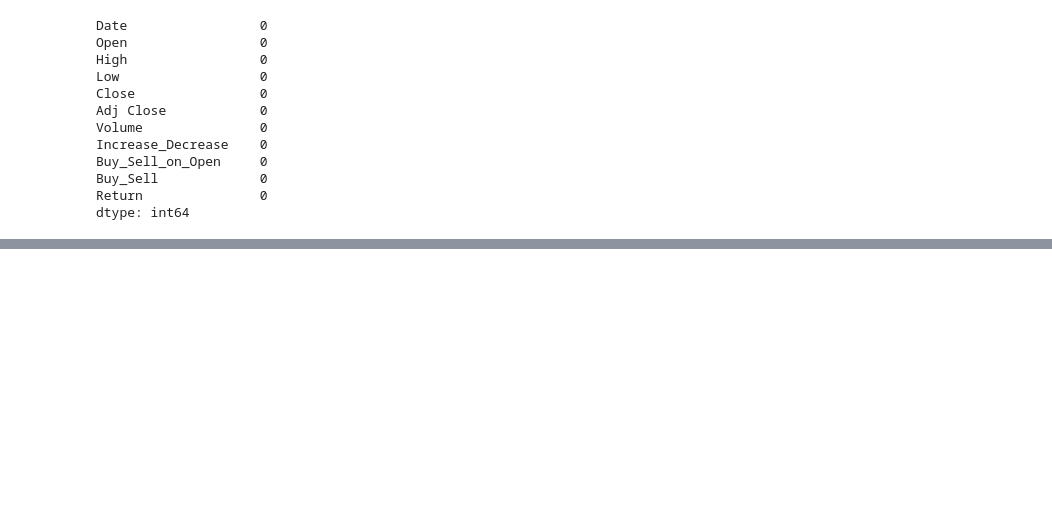
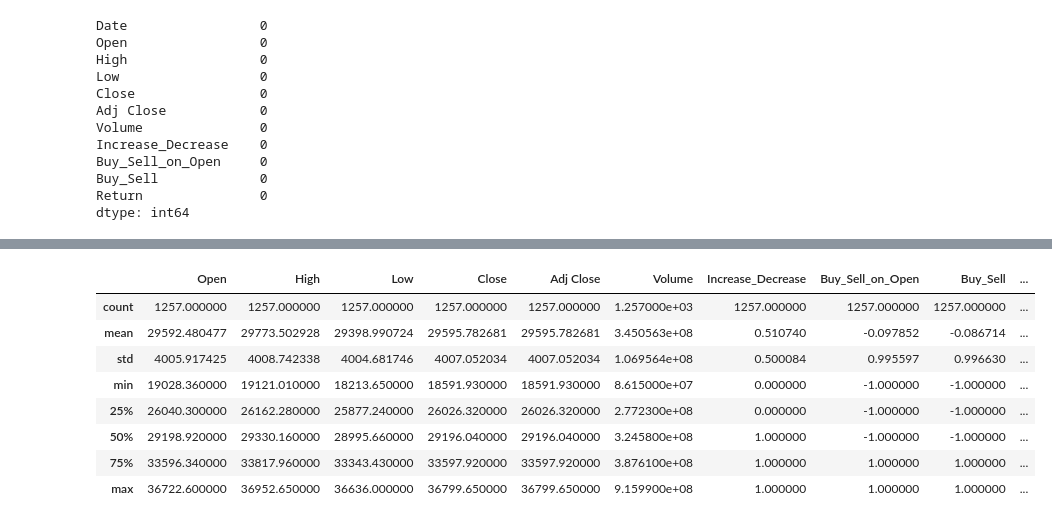
Before and after one commit to Pasindu-Madhuwantha/Machine-Learning-Assignment, a Jupyter notebook: 2. notebooks/IT20613136/decision_tree_model_for_stock_price_prediction.ipynb, the cells around one changed output, grey strips where cells are left out. Cells and saved outputs as stored; diff of their text form; code cells hidden in the pictures; blank space fills up the shorter version.

```diff
--- a/2. notebooks/IT20613136/decision_tree_model_for_stock_price_prediction.ipynb
+++ b/2. notebooks/IT20613136/decision_tree_model_for_stock_price_prediction.ipynb
@@ -90,0 +123,13 @@ dtype: int64
+# %%
+# The statistics per each column
+sort_columns.describe()
+# %% [output]
+|  | Open | High | Low | Close | Adj Close | Volume | Increase_Decrease | Buy_Sell_on_Open | Buy_Sell | ... |
+| count | 1257.000000 | 1257.000000 | 1257.000000 | 1257.000000 | 1257.000000 | 1.257000e+03 | 1257.000000 | 1257.000000 | 1257.000000 | ... |
+| mean | 29592.480477 | 29773.502928 | 29398.990724 | 29595.782681 | 29595.782681 | 3.450563e+08 | 0.510740 | -0.097852 | -0.086714 | ... |
+| std | 4005.917425 | 4008.742338 | 4004.681746 | 4007.052034 | 4007.052034 | 1.069564e+08 | 0.500084 | 0.995597 | 0.996630 | ... |
+| min | 19028.360000 | 19121.010000 | 18213.650000 | 18591.930000 | 18591.930000 | 8.615000e+07 | 0.000000 | -1.000000 | -1.000000 | ... |
+| 25% | 26040.300000 | 26162.280000 | 25877.240000 | 26026.320000 | 26026.320000 | 2.772300e+08 | 0.000000 | -1.000000 | -1.000000 | ... |
+| 50% | 29198.920000 | 29330.160000 | 28995.660000 | 29196.040000 | 29196.040000 | 3.245800e+08 | 1.000000 | -1.000000 | -1.000000 | ... |
+| 75% | 33596.340000 | 33817.960000 | 33343.430000 | 33597.920000 | 33597.920000 | 3.876100e+08 | 1.000000 | 1.000000 | 1.000000 | ... |
+| max | 36722.600000 | 36952.650000 | 36636.000000 | 36799.650000 | 36799.650000 | 9.159900e+08 | 1.000000 | 1.000000 | 1.000000 | ... |
```
Also changed, not shown: parts of 5 cells of this notebook.
